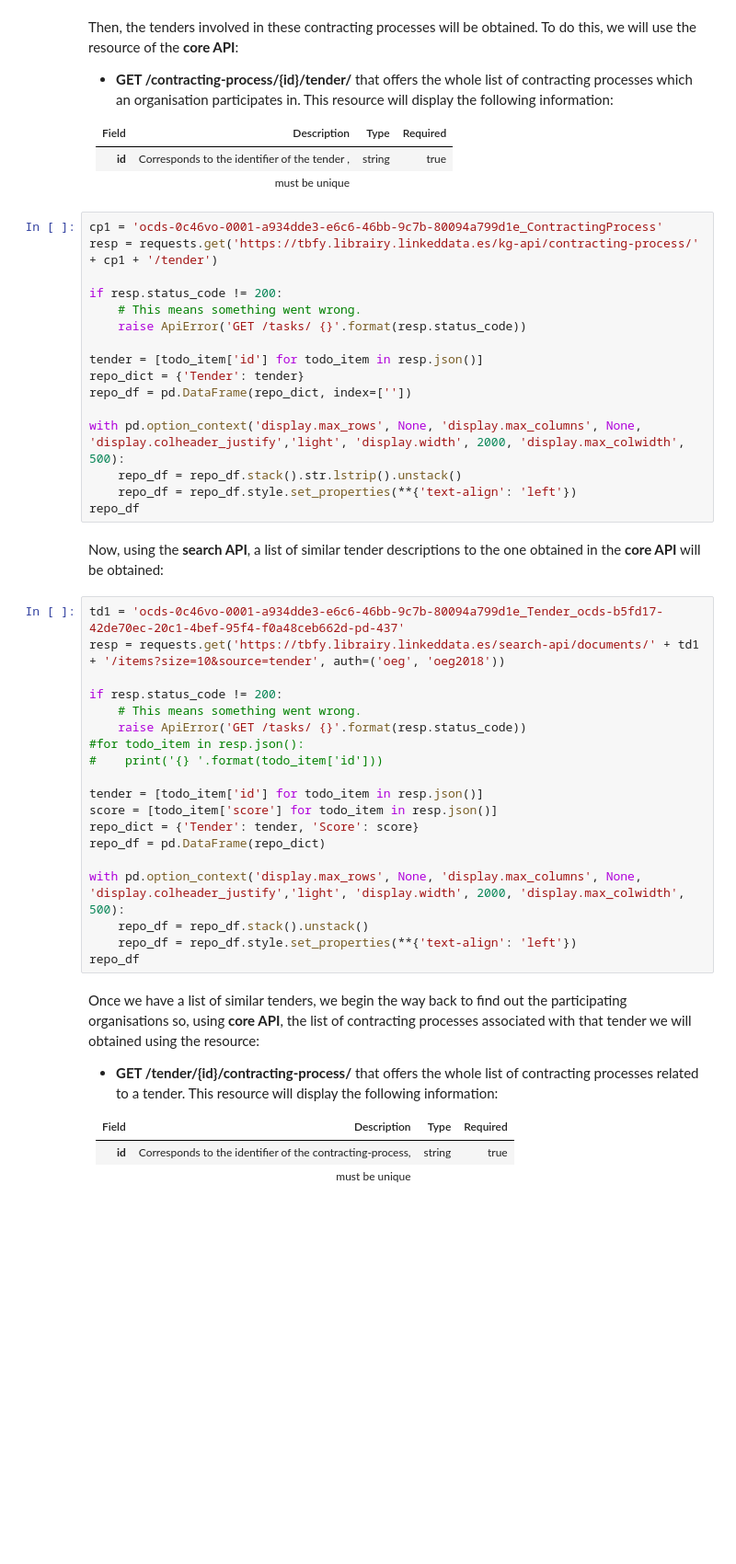
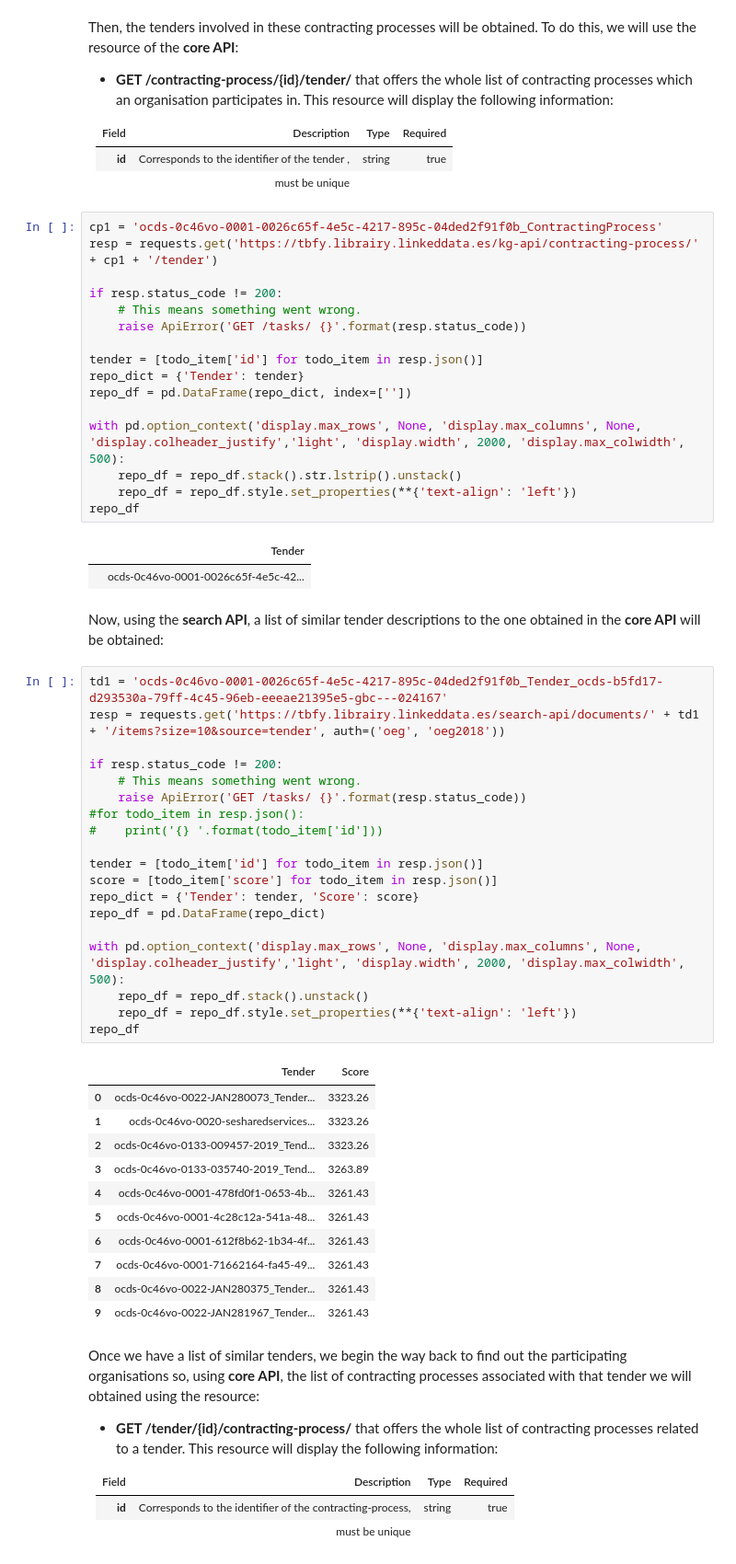
Before and after one commit to TBFY/knowledge-graph-API, a Jupyter notebook: UseCase1.ipynb, the cells around one changed output. Shown: that part at 92% size. Cells and saved outputs as stored; diff of their text form; blank space fills up the shorter version.

```diff
--- a/UseCase1.ipynb
+++ b/UseCase1.ipynb
@@ -76,7 +91,7 @@ Then, the tenders involved in these contracting processes will be obtained. To d
 |**id**          |Corresponds to the identifier of the tender             ,          |string |true    |
 |                |must be unique                                                     |       |        |
 # %%
-cp1 = 'ocds-0c46vo-0001-a934dde3-e6c6-46bb-9c7b-80094a799d1e_ContractingProcess'
+cp1 = 'ocds-0c46vo-0001-0026c65f-4e5c-4217-895c-04ded2f91f0b_ContractingProcess'
 resp = requests.get('https://tbfy.librairy.linkeddata.es/kg-api/contracting-process/' + cp1 + '/tender')
 
 if resp.status_code != 200:
@@ -91,27 +106,42 @@ with pd.option_context('display.max_rows', None, 'display.max_columns', None, 'd
     repo_df = repo_df.stack().str.lstrip().unstack()
     repo_df = repo_df.style.set_properties(**{'text-align': 'left'})
 repo_df
+# %% [output]
+|  | Tender |
+|  | ocds-0c46vo-0001-0026c65f-4e5c-42... |
 # %% [markdown]
 Now, using the **search API**, a list of similar tender descriptions to the one obtained in the **core API** will be obtained:
 # %%
-td1 = 'ocds-0c46vo-0001-a934dde3-e6c6-46bb-9c7b-80094a799d1e_Tender_ocds-b5fd17-42de70ec-20c1-4bef-95f4-f0a48ceb662d-pd-437'
+td1 = 'ocds-0c46vo-0001-0026c65f-4e5c-4217-895c-04ded2f91f0b_Tender_ocds-b5fd17-d293530a-79ff-4c45-96eb-eeeae21395e5-gbc---024167'
 resp = requests.get('https://tbfy.librairy.linkeddata.es/search-api/documents/' + td1 + '/items?size=10&source=tender', auth=('oeg', 'oeg2018'))
 
 if resp.status_code != 200:
     # This means something went wrong.
     raise ApiError('GET /tasks/ {}'.format(resp.status_code))
 #for todo_item in resp.json():
 #    print('{} '.format(todo_item['id']))
 
 tender = [todo_item['id'] for todo_item in resp.json()]
 score = [todo_item['score'] for todo_item in resp.json()]
 repo_dict = {'Tender': tender, 'Score': score}
 repo_df = pd.DataFrame(repo_dict)
 
 with pd.option_context('display.max_rows', None, 'display.max_columns', None, 'display.colheader_justify','light', 'display.width', 2000, 'display.max_colwidth', 500):
     repo_df = repo_df.stack().unstack()
     repo_df = repo_df.style.set_properties(**{'text-align': 'left'})
 repo_df
+# %% [output]
+|  | Tender | Score |
+| 0 | ocds-0c46vo-0022-JAN280073_Tender... | 3323.26 |
+| 1 | ocds-0c46vo-0020-sesharedservices... | 3323.26 |
+| 2 | ocds-0c46vo-0133-009457-2019_Tend... | 3323.26 |
+| 3 | ocds-0c46vo-0133-035740-2019_Tend... | 3263.89 |
+| 4 | ocds-0c46vo-0001-478fd0f1-0653-4b... | 3261.43 |
+| 5 | ocds-0c46vo-0001-4c28c12a-541a-48... | 3261.43 |
+| 6 | ocds-0c46vo-0001-612f8b62-1b34-4f... | 3261.43 |
+| 7 | ocds-0c46vo-0001-71662164-fa45-49... | 3261.43 |
+| 8 | ocds-0c46vo-0022-JAN280375_Tender... | 3261.43 |
+| 9 | ocds-0c46vo-0022-JAN281967_Tender... | 3261.43 |
 # %% [markdown]
 Once we have a list of similar tenders, we begin the way back to find out the participating organisations so, using **core API**, the list of contracting processes associated with that tender we will obtained using the resource:
 
```
Also changed, not shown: parts of 5 cells of this notebook.
